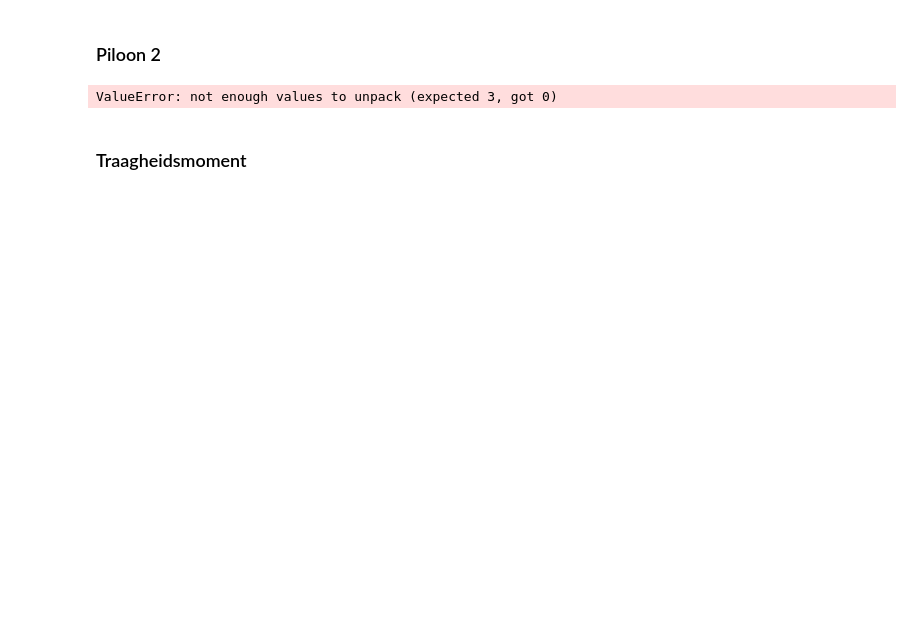
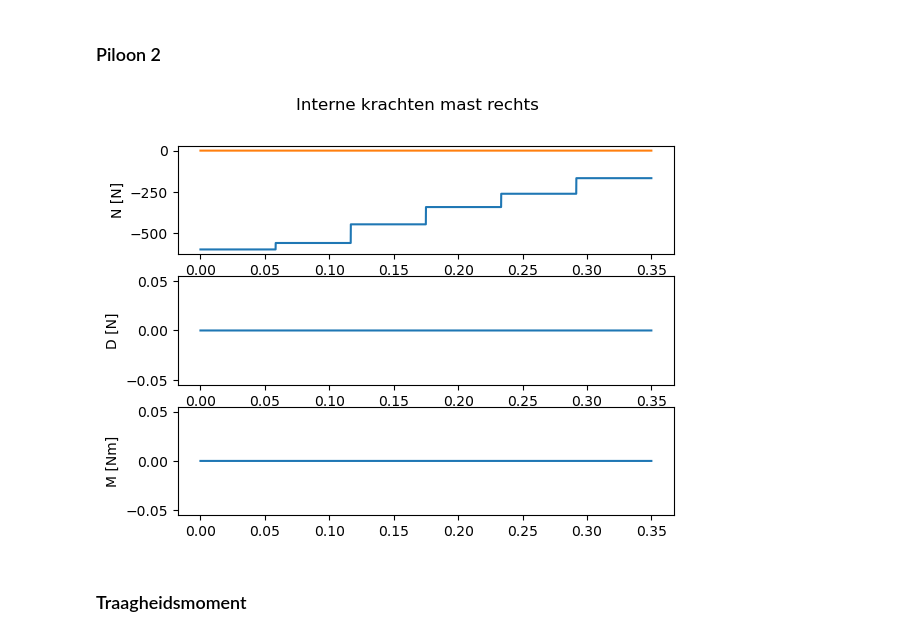
Before and after one commit to SamClercky/project-bouwkunde, a Jupyter notebook: initiele_berekeningen/genetic-algo-optim-ramses.ipynb, the cells around one changed output. Saved outputs shown, nothing was run; the diff lists cells and outputs as text; code cells hidden in the pictures; blank space fills up the shorter version.

```diff
--- a/initiele_berekeningen/genetic-algo-optim-ramses.ipynb
+++ b/initiele_berekeningen/genetic-algo-optim-ramses.ipynb
@@ -136,24 +135,24 @@ plt.savefig("figs/piloon1-ramses")
 # %% [markdown]
 ### Piloon 2
 # %%
-x = np.arange(0, brug.h2, 0.001)
+x = np.arange(0, brug.h2, 0.0001)
 N, D, M = list(zip(*[brug.calc_intern_balk(xi, False) for xi in x]))
 
 fig = plt.figure()
-fig.suptitle("Interne krachten piloon 2")
+fig.suptitle("Interne krachten mast rechts")
 ax1 = plt.subplot(3,1,1)
 ax1.plot(x, N)
 ax1.plot(x, [0]*len(x))
-ax1.set_ylabel("N")
+ax1.set_ylabel("N [N]")
 ax2 = plt.subplot(3,1,2)
 ax2.plot(x, D)
-ax2.set_ylabel("D")
+ax2.set_ylabel("D [N]")
 ax3 = plt.subplot(3,1,3)
 ax3.plot(x, M)
-ax3.set_ylabel("M")
+ax3.set_ylabel("M [Nm]")
 plt.savefig("figs/piloon2-ramses")
 # %% [output]
-ValueError: not enough values to unpack (expected 3, got 0)
+[figure, added]
 # %% [markdown]
 ### Traagheidsmoment
 # %%
```
Also changed, not shown: parts of 9 cells of this notebook, 12 other files.
